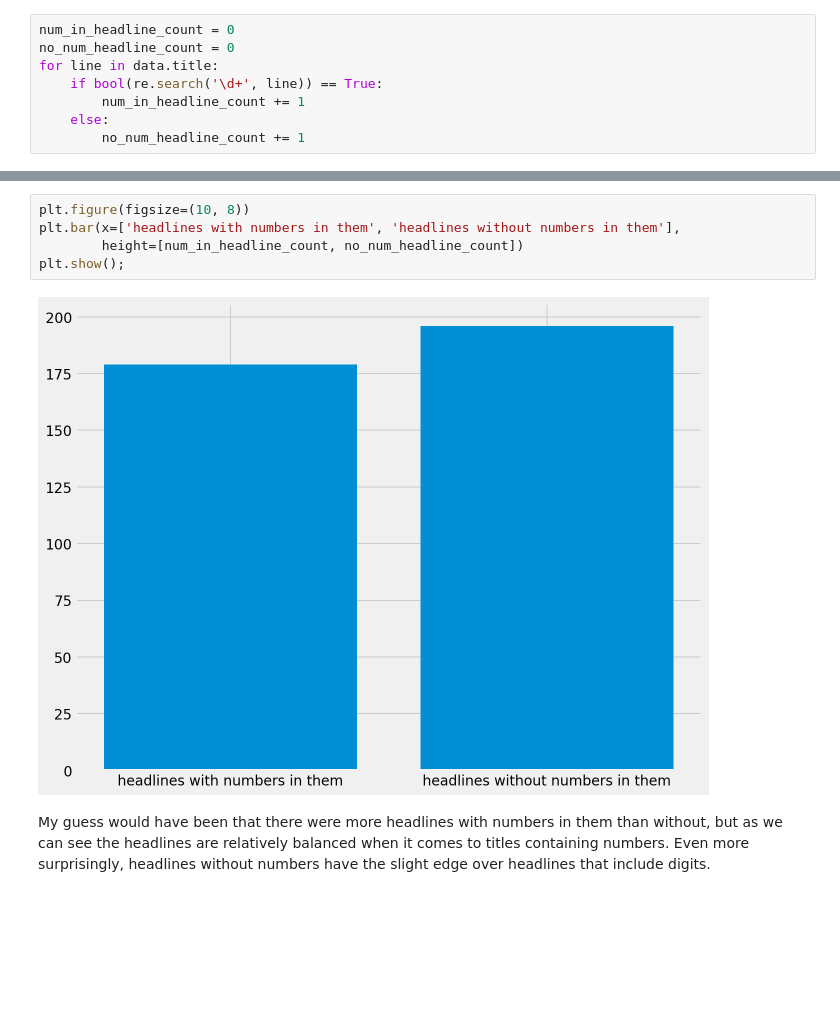
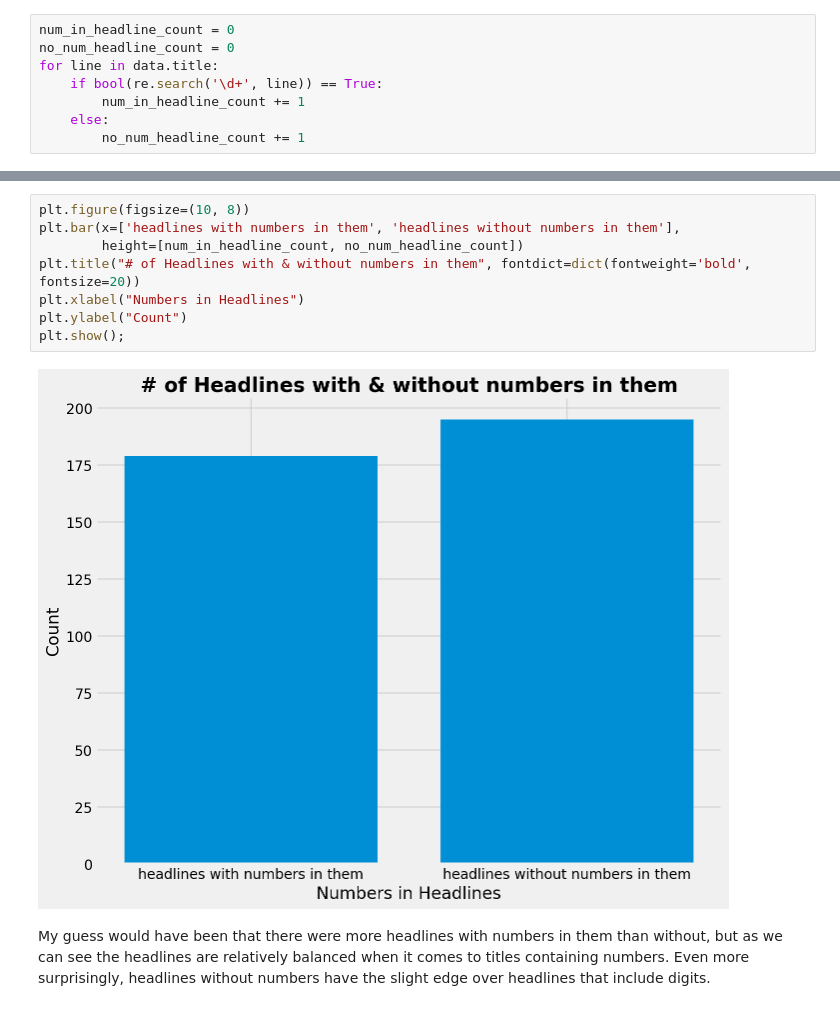
Before and after one commit to js3lliott/buzzfeed, a Jupyter notebook: nbs/headline_eda.ipynb, the cells around one changed output, grey strips where cells are left out. Drawn from its saved outputs; the diff is of its cells as text; blank space fills up the shorter version.

```diff
--- a/nbs/headline_eda.ipynb
+++ b/nbs/headline_eda.ipynb
@@ -216,10 +216,13 @@ num_in_headline_count, no_num_headline_count
 # %%
 plt.figure(figsize=(10, 8))
 plt.bar(x=['headlines with numbers in them', 'headlines without numbers in them'],
         height=[num_in_headline_count, no_num_headline_count])
+plt.title("# of Headlines with & without numbers in them", fontdict=dict(fontweight='bold', fontsize=20))
+plt.xlabel("Numbers in Headlines")
+plt.ylabel("Count")
 plt.show();
 # %% [output]
-[figure, old version]
+[figure, new version]
 # %% [markdown]
 My guess would have been that there were more headlines with numbers in them than without, but as we can see the headlines are relatively balanced when it comes to titles containing numbers. Even more surprisingly, headlines without numbers have the slight edge over headlines that include digits.
 # %% [markdown]
```
Also changed, not shown: parts of 7 cells of this notebook.
